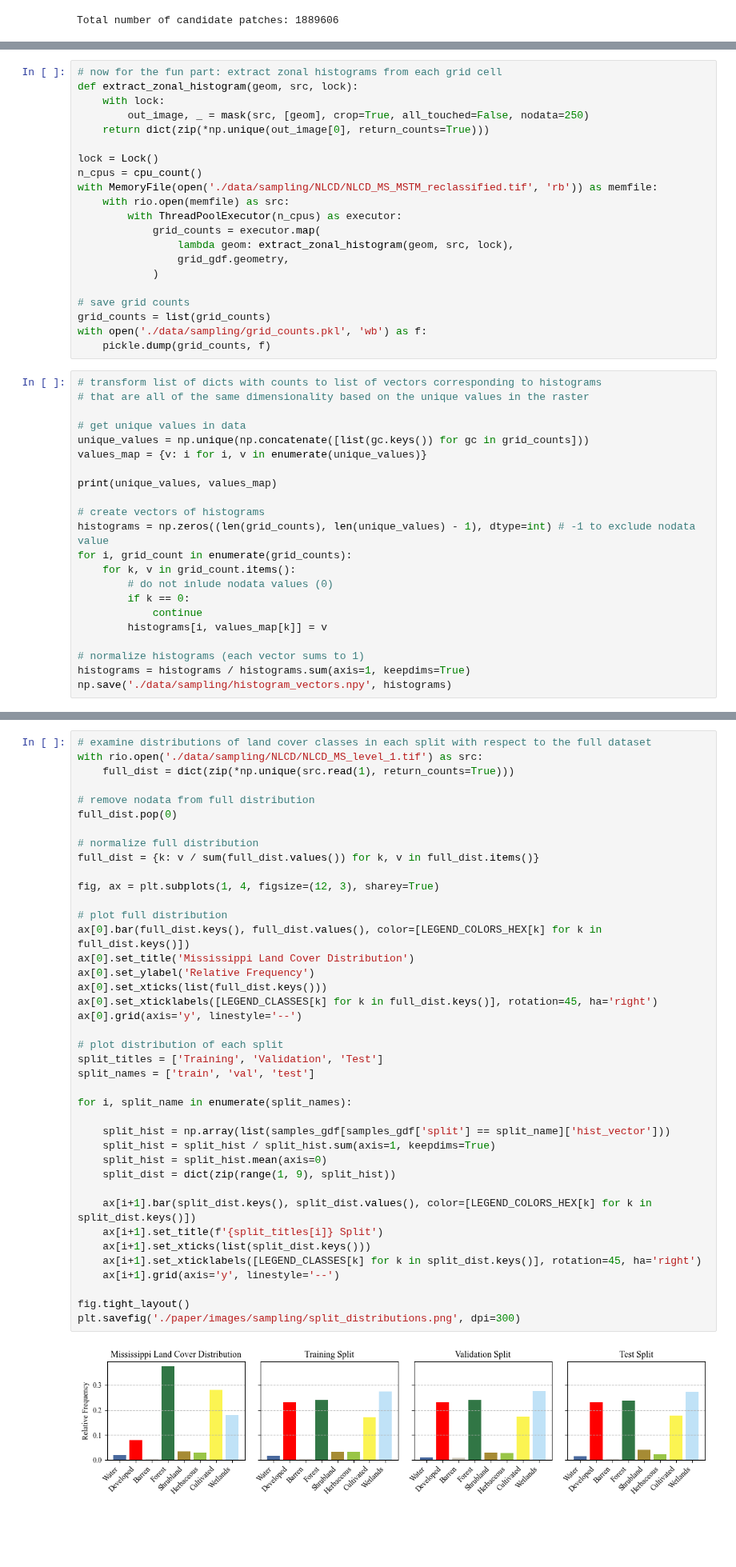
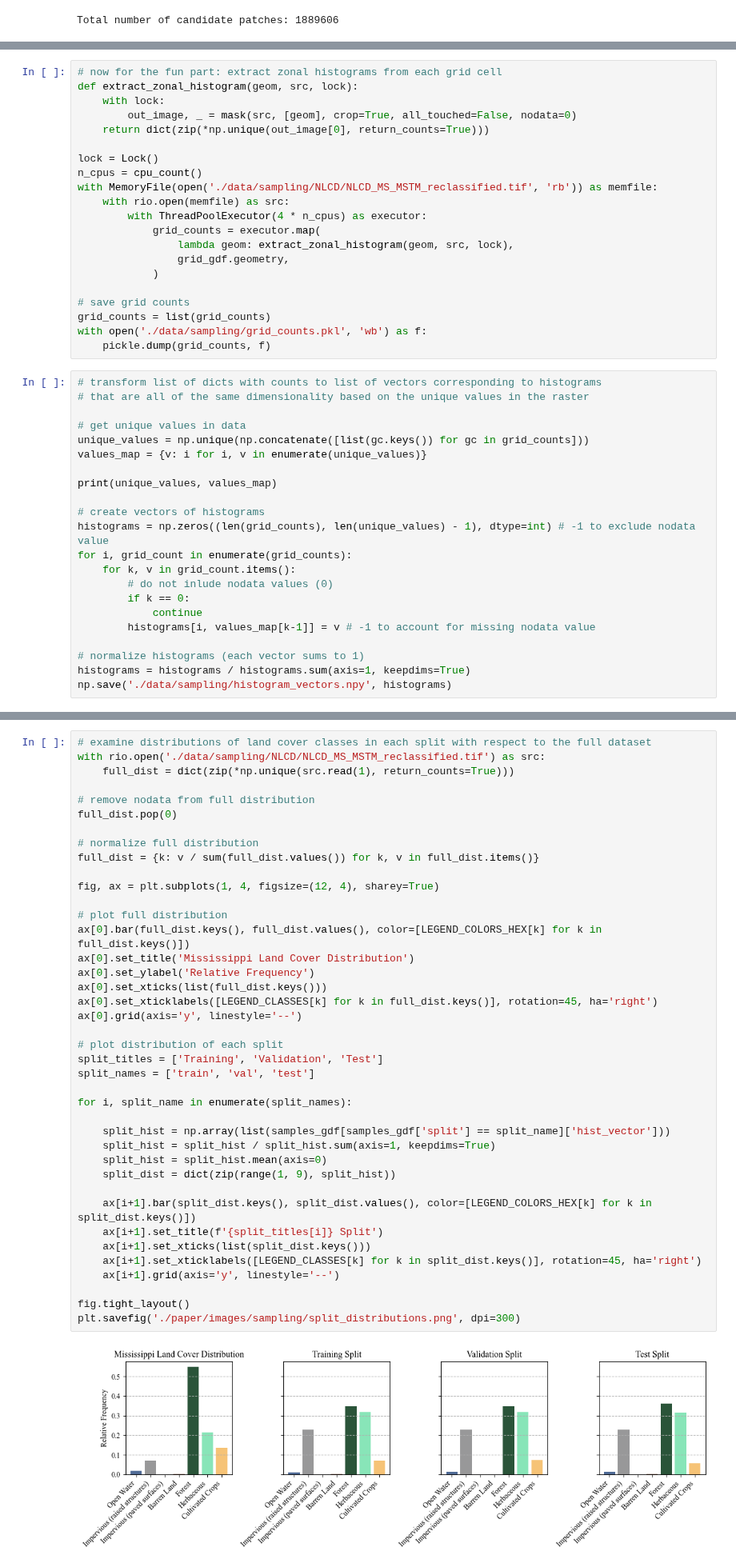
Before and after one commit to DakotaHester/ms-land-cover, a Jupyter notebook: stratification.ipynb, the cells around one changed output, grey strips where cells are left out. Shown at 80% size. Drawn from its saved outputs; the diff is of its cells as text; blank space fills up the shorter version.

```diff
--- a/stratification.ipynb
+++ b/stratification.ipynb
@@ -149,14 +147,14 @@ with rio.open('./data/sampling/NLCD/NLCD_MS_MSTM_reclassified.tif', 'w', **meta)
 # now for the fun part: extract zonal histograms from each grid cell
 def extract_zonal_histogram(geom, src, lock):
     with lock:
-        out_image, _ = mask(src, [geom], crop=True, all_touched=False, nodata=250)
+        out_image, _ = mask(src, [geom], crop=True, all_touched=False, nodata=0)
     return dict(zip(*np.unique(out_image[0], return_counts=True)))
 
 lock = Lock()
 n_cpus = cpu_count()
 with MemoryFile(open('./data/sampling/NLCD/NLCD_MS_MSTM_reclassified.tif', 'rb')) as memfile:
     with rio.open(memfile) as src:
-        with ThreadPoolExecutor(n_cpus) as executor:
+        with ThreadPoolExecutor(4 * n_cpus) as executor:
             grid_counts = executor.map(
                 lambda geom: extract_zonal_histogram(geom, src, lock),
                 grid_gdf.geometry,
@@ -183,7 +181,7 @@ for i, grid_count in enumerate(grid_counts):
         # do not inlude nodata values (0)
         if k == 0:
             continue
-        histograms[i, values_map[k]] = v
+        histograms[i, values_map[k-1]] = v # -1 to account for missing nodata value
 
 # normalize histograms (each vector sums to 1)
 histograms = histograms / histograms.sum(axis=1, keepdims=True)
@@ -317,7 +314,7 @@ Number of validation samples: 250
 Number of testing samples: 250
 # %%
 # examine distributions of land cover classes in each split with respect to the full dataset
-with rio.open('./data/sampling/NLCD/NLCD_MS_level_1.tif') as src:
+with rio.open('./data/sampling/NLCD/NLCD_MS_MSTM_reclassified.tif') as src:
     full_dist = dict(zip(*np.unique(src.read(1), return_counts=True)))
 
 # remove nodata from full distribution
@@ -326,37 +323,37 @@ full_dist.pop(0)
 # normalize full distribution
 full_dist = {k: v / sum(full_dist.values()) for k, v in full_dist.items()}
 
-fig, ax = plt.subplots(1, 4, figsize=(12, 3), sharey=True)
+fig, ax = plt.subplots(1, 4, figsize=(12, 4), sharey=True)
 
 # plot full distribution
 ax[0].bar(full_dist.keys(), full_dist.values(), color=[LEGEND_COLORS_HEX[k] for k in full_dist.keys()])
 ax[0].set_title('Mississippi Land Cover Distribution')
 ax[0].set_ylabel('Relative Frequency')
 ax[0].set_xticks(list(full_dist.keys()))
 ax[0].set_xticklabels([LEGEND_CLASSES[k] for k in full_dist.keys()], rotation=45, ha='right')
 ax[0].grid(axis='y', linestyle='--')
 
 # plot distribution of each split
 split_titles = ['Training', 'Validation', 'Test']
 split_names = ['train', 'val', 'test']
 
 for i, split_name in enumerate(split_names):
 
     split_hist = np.array(list(samples_gdf[samples_gdf['split'] == split_name]['hist_vector']))
     split_hist = split_hist / split_hist.sum(axis=1, keepdims=True)
     split_hist = split_hist.mean(axis=0)
     split_dist = dict(zip(range(1, 9), split_hist))
 
     ax[i+1].bar(split_dist.keys(), split_dist.values(), color=[LEGEND_COLORS_HEX[k] for k in split_dist.keys()])
     ax[i+1].set_title(f'{split_titles[i]} Split')
     ax[i+1].set_xticks(list(split_dist.keys()))
     ax[i+1].set_xticklabels([LEGEND_CLASSES[k] for k in split_dist.keys()], rotation=45, ha='right')
     ax[i+1].grid(axis='y', linestyle='--')
 
 fig.tight_layout()
 plt.savefig('./paper/images/sampling/split_distributions.png', dpi=300)
 # %% [output]
-[figure, old version]
+[figure, new version]
 # %%
 # save centroids of train, val, and test patches for visualization later
 tvt_gdf = samples_gdf.loc[samples_gdf['split'].isin(['train', 'val', 'test'])].copy()
```
Also changed, not shown: parts of 6 cells of this notebook, 8 other files.
